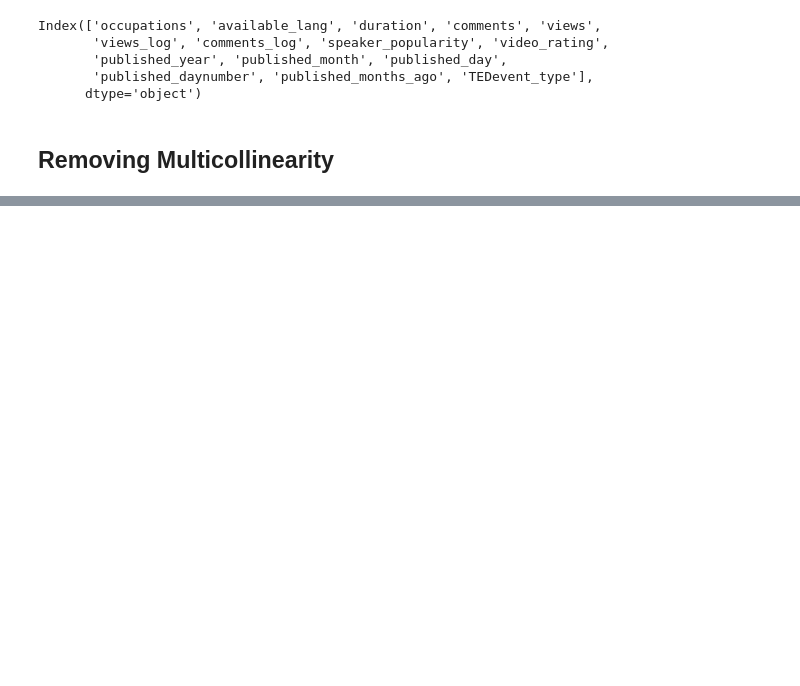
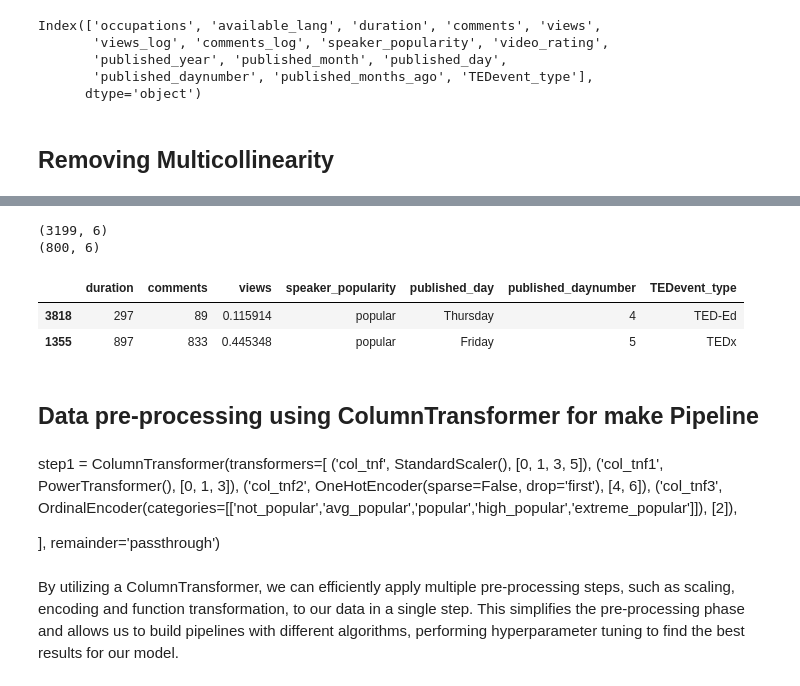
Before and after one commit to M123shashank/CP2-TED-Talk-Views-Prediction, a Jupyter notebook: TED_Talk_Views_Prediction.ipynb, the cells around one changed output, grey strips where cells are left out. Cells and saved outputs as stored; diff of their text form; code cells hidden in the pictures; blank space fills up the shorter version.

```diff
--- a/TED_Talk_Views_Prediction.ipynb
+++ b/TED_Talk_Views_Prediction.ipynb
@@ -995,7 +992,7 @@ vif
 # %%
-# Step 1: drop published_months_ago column
+# Step 1: drop useless columns
 
-TEDtalks_df.drop(['published_year','comments_log','views_log'], axis=1, inplace=True)
+TEDtalks_df.drop(['published_year','comments_log','views_log', 'occupations','available_lang','published_month','published_months_ago','video_rating',], axis=1, inplace=True)
 
 
 # Step 2: calculate VIF
@@ -1024,0 +1048,18 @@ TEDtalks_df['views'] = pt.fit_transform(pd.DataFrame(TEDtalks_df['views']))
+# %%
+# calling train_test_split() to get the training and testing data.
+
+from sklearn.model_selection import train_test_split
+X_train,X_test,y_train,y_test = train_test_split(X,y,test_size=0.2,random_state=0)
+
+# split sizes
+print(X_train.shape)
+print(X_test.shape)
+# %% [output]
+(3199, 6)
+(800, 6)
+# %%
+TEDtalks_df.sample(2)
+# %% [output]
+|  | duration | comments | views | speaker_popularity | published_day | published_daynumber | TEDevent_type |
+| 3818 | 297 | 89 | 0.115914 | popular | Thursday | 4 | TED-Ed |
+| 1355 | 897 | 833 | 0.445348 | popular | Friday | 5 | TEDx |
@@ -1024,0 +1068,2 @@ TEDtalks_df['views'] = pt.fit_transform(pd.DataFrame(TEDtalks_df['views']))
+# %% [markdown]
+## **Data pre-processing using ColumnTransformer for make Pipeline**
@@ -1024,0 +1085,10 @@ TEDtalks_df['views'] = pt.fit_transform(pd.DataFrame(TEDtalks_df['views']))
+# %% [markdown]
+step1 = ColumnTransformer(transformers=[
+    ('col_tnf', StandardScaler(), [0, 1, 3, 5]),
+    ('col_tnf1', PowerTransformer(), [0, 1, 3]),
+    ('col_tnf2', OneHotEncoder(sparse=False, drop='first'), [4, 6]),
+    ('col_tnf3', OrdinalEncoder(categories=[['not_popular','avg_popular','popular','high_popular','extreme_popular']]), [2]),
+
+], remainder='passthrough')
+# %% [markdown]
+By utilizing a ColumnTransformer, we can efficiently apply multiple pre-processing steps, such as scaling, encoding and function transformation, to our data in a single step. This simplifies the pre-processing phase and allows us to build pipelines with different algorithms, performing hyperparameter tuning to find the best results for our model.
```
Also changed, not shown: parts of 75 cells of this notebook.
